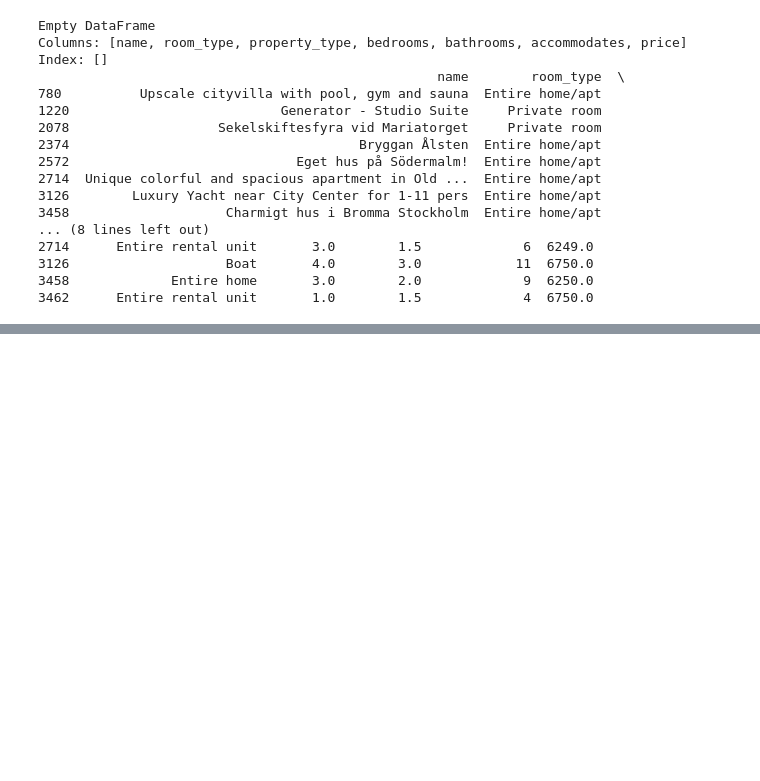
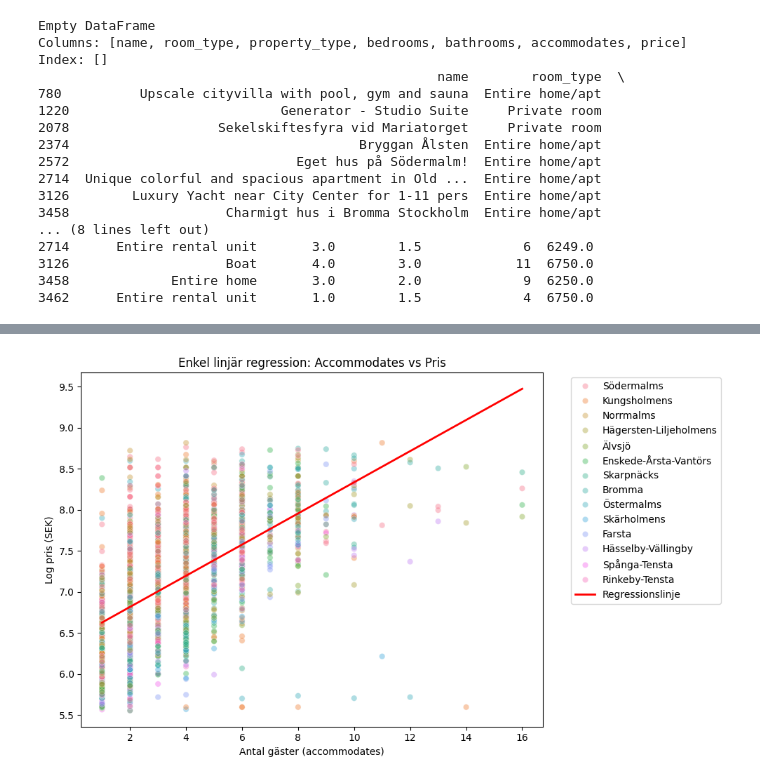
Before and after one commit to emilioano/AppliedAI, a Jupyter notebook: airbnb_prediction/airbnb.ipynb, the cells around one changed output, grey strips where cells are left out. Drawn from its saved outputs; the diff is of its cells as text; code cells hidden in the pictures; blank space fills up the shorter version.

```diff
--- a/airbnb_prediction/airbnb.ipynb
+++ b/airbnb_prediction/airbnb.ipynb
@@ -151,0 +246,19 @@ Median: $1200
+# %%
+# Gör shapiro för att se om våra grupper av intresse är normalfördelade
+
+from scipy.stats import shapiro
+
+stat1, p1 = shapiro(cleandf['price'])
+
+alpha = 0.05
+
+if p1 < alpha:
+    print(f"Grupp: Price. stat1: {stat1}. p-värde: {p1}. Vi kan förkasta nollhypotesen, inte normalfördelad")
+else:
+    print(f"Grupp: Price. stat1: {stat1}. p-värde: {p1}. Vi kan inte förkasta nollhypotesten, verkar normalfördelad")
+
+
+# Gör pris logalgoritmiskt eftersom det inte är normalfördelat.
+import numpy as np
+
+cleandf['log_price'] = np.log1p(cleandf['price'])
@@ -151,0 +305,70 @@ Median: $1200
+# %%
+#Full regressionsmodell
+
+
+
+import statsmodels.api as sm
+
+
+# Enkel OLS: price ~ accommodates
+print("OLS1. Pris - accomodates")
+X = sm.add_constant(cleandf['accommodates'])
+y = cleandf['log_price']
+model = sm.OLS(y, X).fit()
+
+# Plot
+plt.figure(figsize=(10, 6))
+sns.scatterplot(x='accommodates', y='log_price',
+                hue='neighbourhood_cleansed',
+                data=cleandf, alpha=0.4)
+
+# Regressionslinje
+x_range = np.linspace(cleandf['accommodates'].min(), cleandf['accommodates'].max(), 100)
+y_pred = model.params['const'] + model.params['accommodates'] * x_range
+plt.plot(x_range, y_pred, color='red', linewidth=2, label='Regressionslinje')
+
+plt.xlabel('Antal gäster (accommodates)')
+plt.ylabel('Log pris (SEK)')
+plt.title('Enkel linjär regression: Accommodates vs Pris')
+plt.legend(bbox_to_anchor=(1.05, 1), loc='upper left')
+plt.tight_layout()
+plt.show()
+
+print(model.summary())
+
+
+
+
+# Lägg till områden i ekvationen
+# Multipel OLS med neighbourhood-dummies
+print("OLS2. Pris - accomodates - neighbourhood")
+# Konvertera kolumnerna i get_gummies fron boolean till int.
+neighbourhood_dummies = [col for col in cleandf.columns if 'neighbourhood_cleansed_' in col]
+cleandf[neighbourhood_dummies] = cleandf[neighbourhood_dummies].astype(int)
+
+X = sm.add_constant(cleandf[['accommodates'] + neighbourhood_dummies])
+y = cleandf['log_price']
+model2 = sm.OLS(y, X).fit()
+print(model2.summary())
+print(f"\nR² ökning: {model.rsquared:.3f} → {model2.rsquared:.3f}")
+
+
+
+
+# Lägg även till room type för att se om vi kan öka R-värdet ännu mer
+
+# Gör den först till get_dummies
+#cleandf = pd.get_dummies(cleandf, columns=['room_type'], drop_first=True)
+print("OLS3. Pris - accomodates - neighbourhood - rumstyp")
+
+room_dummies = [col for col in cleandf.columns if 'room_type' in col]
+
+# Konvertera dom sedan till int
+cleandf[room_dummies] = cleandf[room_dummies].astype(int)
+X = sm.add_constant(cleandf[['accommodates'] + neighbourhood_dummies + room_dummies])
+y = cleandf['log_price']
+model3 = sm.OLS(y, X).fit()
+print(model3.summary())
+print(f"\nR² ökning: {model2.rsquared:.3f} → {model3.rsquared:.3f}")
+# %% [output]
+[figure, added]
```
Also changed, not shown: parts of 17 cells of this notebook, 1 other file.
